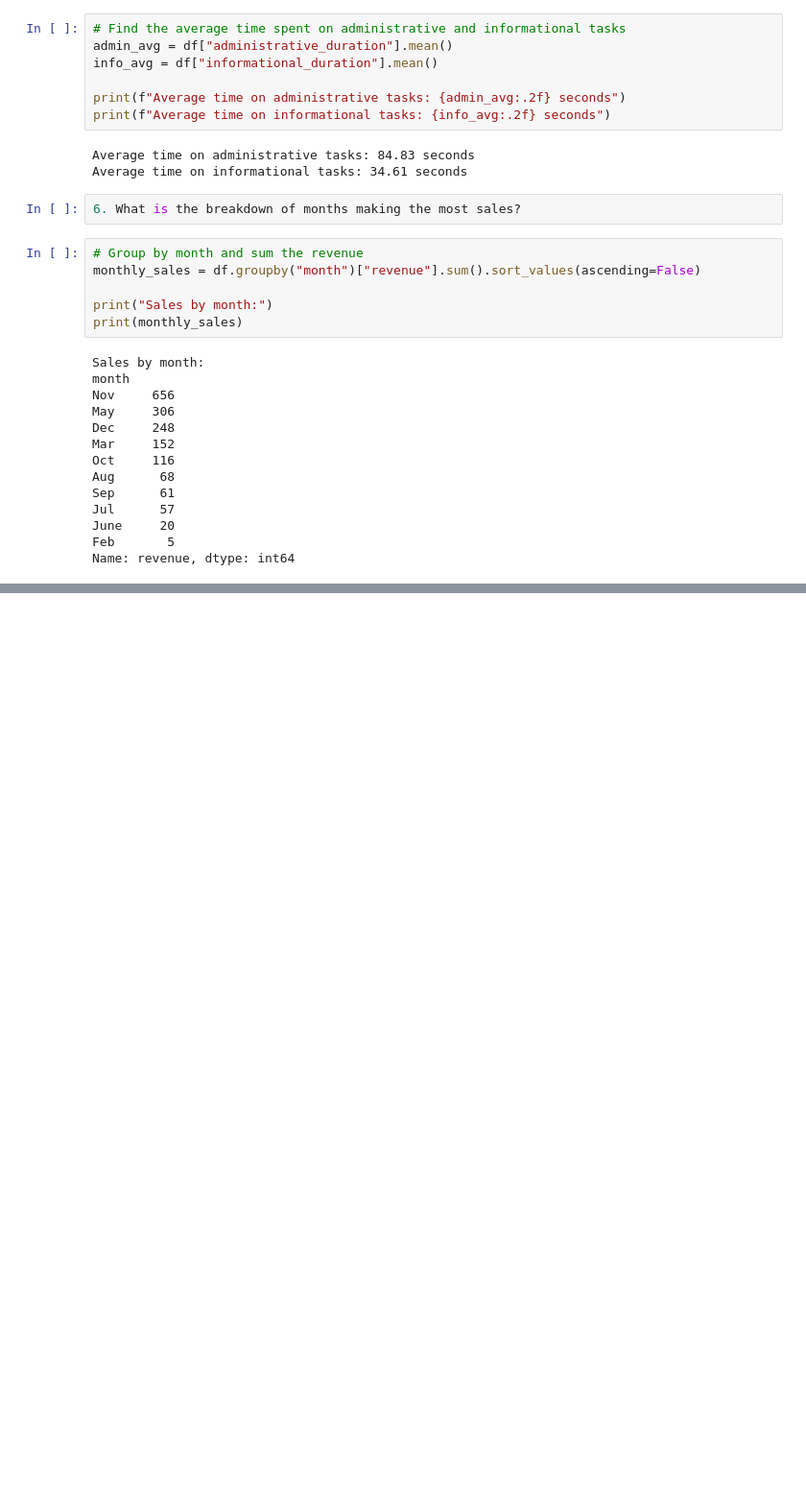
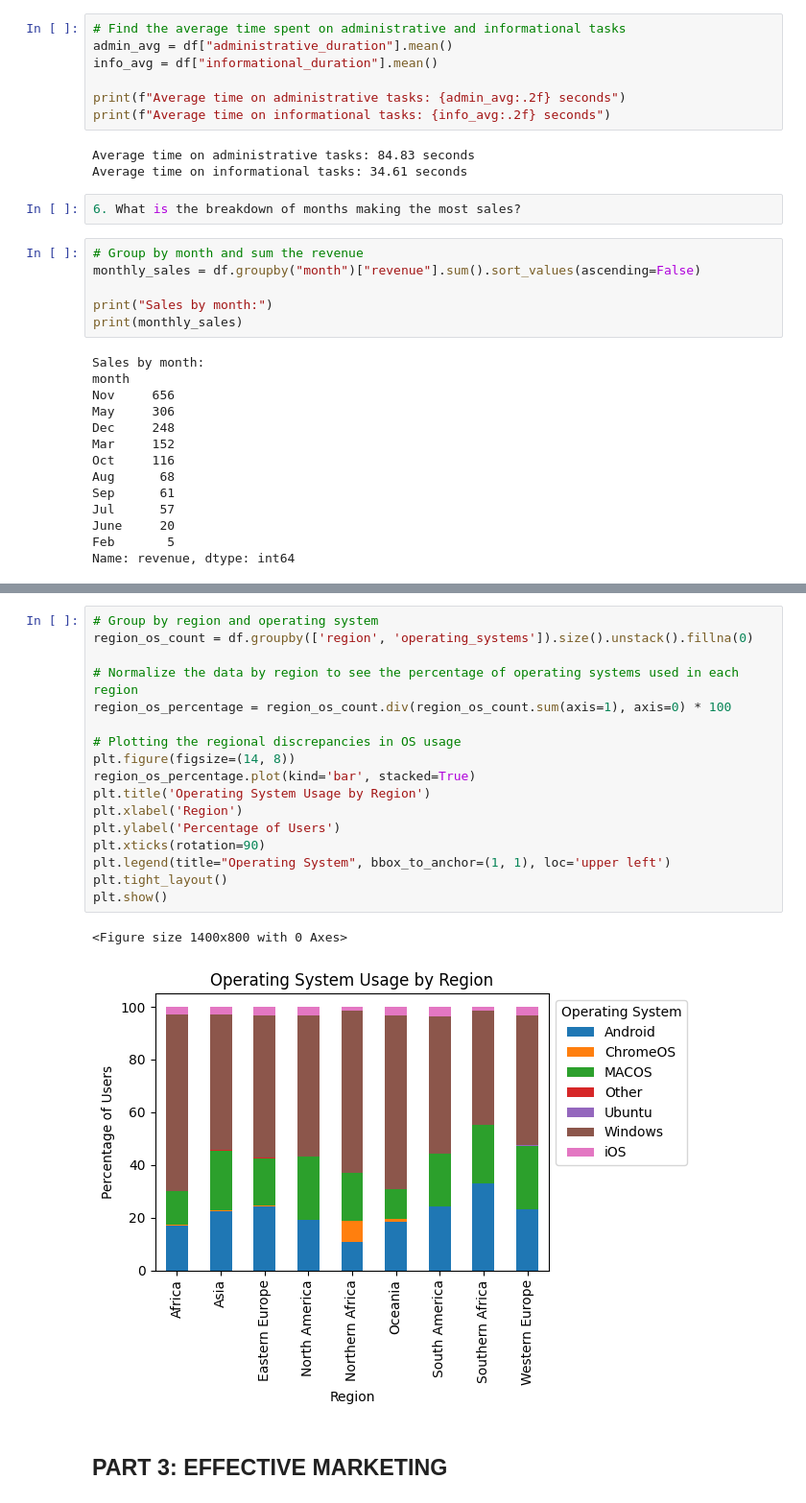
Before and after one commit to neuscib/exploratory-data-analysis---online-shopping-in-retail376, a Jupyter notebook: exploratory-data-analysis---online-shopping-in-retail376/analysis/Analysis and visualisation.ipynb, the cells around one changed output, grey strips where cells are left out. Shown: that part at 96% size. Drawn from its saved outputs; the diff is of its cells as text; blank space fills up the shorter version.

```diff
--- a/exploratory-data-analysis---online-shopping-in-retail376/analysis/Analysis and visualisation.ipynb
+++ b/exploratory-data-analysis---online-shopping-in-retail376/analysis/Analysis and visualisation.ipynb
@@ -132,0 +203,22 @@ Name: revenue, dtype: int64
+# %%
+# Group by region and operating system
+region_os_count = df.groupby(['region', 'operating_systems']).size().unstack().fillna(0)
+
+# Normalize the data by region to see the percentage of operating systems used in each region
+region_os_percentage = region_os_count.div(region_os_count.sum(axis=1), axis=0) * 100
+
+# Plotting the regional discrepancies in OS usage
+plt.figure(figsize=(14, 8))
+region_os_percentage.plot(kind='bar', stacked=True)
+plt.title('Operating System Usage by Region')
+plt.xlabel('Region')
+plt.ylabel('Percentage of Users')
+plt.xticks(rotation=90)
+plt.legend(title="Operating System", bbox_to_anchor=(1, 1), loc='upper left')
+plt.tight_layout()
+plt.show()
+# %% [output]
+<Figure size 1400x800 with 0 Axes>
+[figure, added]
+# %% [markdown]
+## PART 3: EFFECTIVE MARKETING
```
Also changed, not shown: parts of 26 cells of this notebook, 5 other files.
